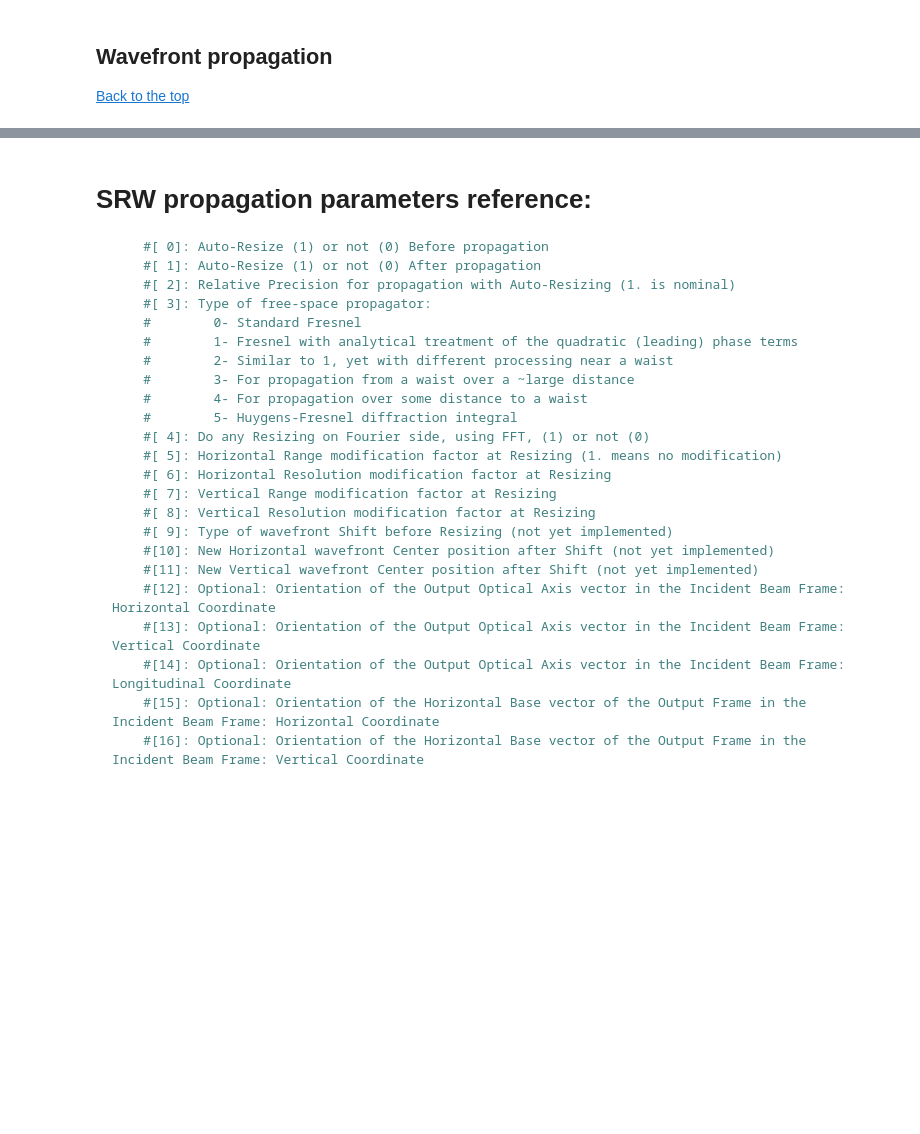
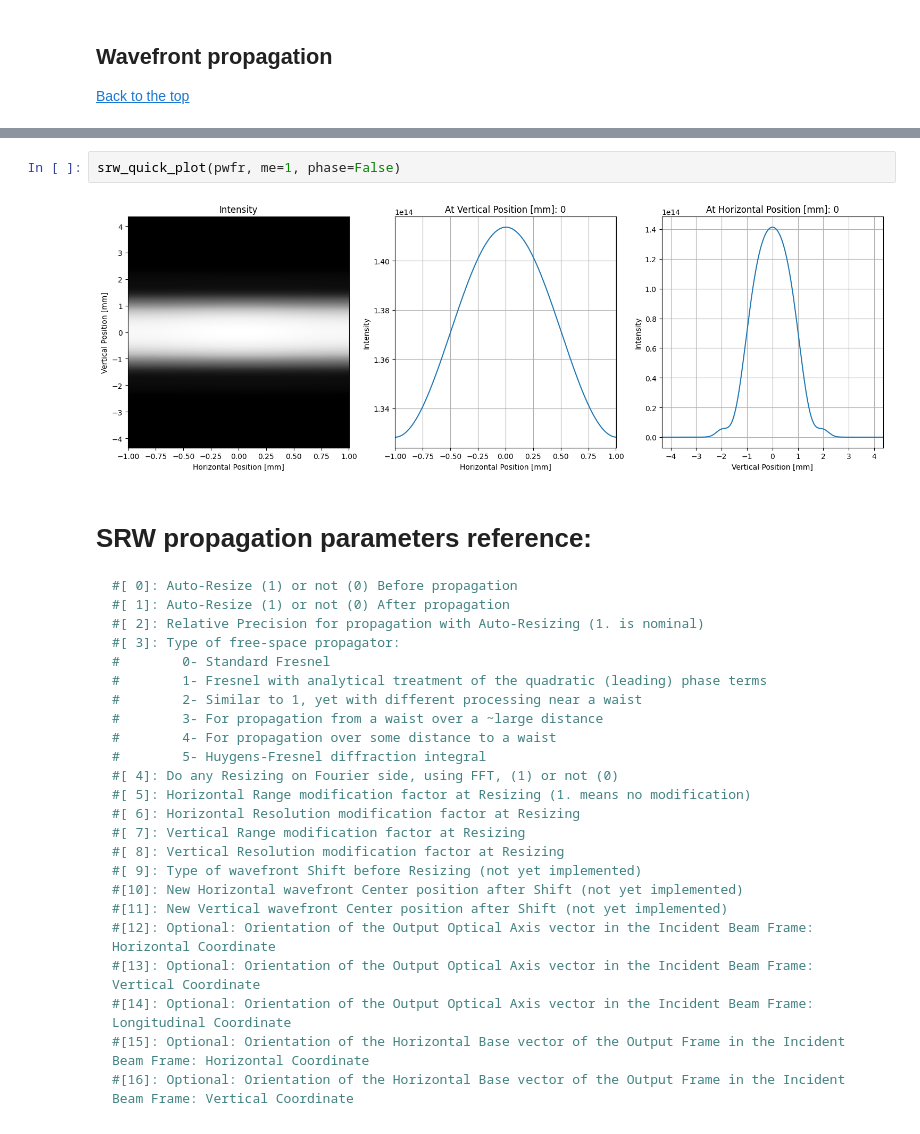
Before and after one commit to barc4/soleil_hermes, a Jupyter notebook: workspaces/Hermes_SRW.ipynb, the cells around one changed output, grey strips where cells are left out. Drawn from its saved outputs; the diff is of its cells as text; blank space fills up the shorter version.

````diff
--- a/workspaces/Hermes_SRW.ipynb
+++ b/workspaces/Hermes_SRW.ipynb
@@ -287,28 +354,32 @@ srw_quick_plot(pwfr)
+# %%
+srw_quick_plot(pwfr, me=1, phase=False)
+# %% [output]
+[figure, added]
 # %% [markdown]
 # SRW propagation parameters reference:
 
 ```Python
-    #[ 0]: Auto-Resize (1) or not (0) Before propagation
-    #[ 1]: Auto-Resize (1) or not (0) After propagation
-    #[ 2]: Relative Precision for propagation with Auto-Resizing (1. is nominal)
-    #[ 3]: Type of free-space propagator:
-    #        0- Standard Fresnel
-    #        1- Fresnel with analytical treatment of the quadratic (leading) phase terms
-    #        2- Similar to 1, yet with different processing near a waist
-    #        3- For propagation from a waist over a ~large distance
-    #        4- For propagation over some distance to a waist
-    #        5- Huygens-Fresnel diffraction integral
-    #[ 4]: Do any Resizing on Fourier side, using FFT, (1) or not (0)
-    #[ 5]: Horizontal Range modification factor at Resizing (1. means no modification)
-    #[ 6]: Horizontal Resolution modification factor at Resizing
-    #[ 7]: Vertical Range modification factor at Resizing
-    #[ 8]: Vertical Resolution modification factor at Resizing
-    #[ 9]: Type of wavefront Shift before Resizing (not yet implemented)
-    #[10]: New Horizontal wavefront Center position after Shift (not yet implemented)
-    #[11]: New Vertical wavefront Center position after Shift (not yet implemented)
-    #[12]: Optional: Orientation of the Output Optical Axis vector in the Incident Beam Frame: Horizontal Coordinate
-    #[13]: Optional: Orientation of the Output Optical Axis vector in the Incident Beam Frame: Vertical Coordinate
-    #[14]: Optional: Orientation of the Output Optical Axis vector in the Incident Beam Frame: Longitudinal Coordinate
-    #[15]: Optional: Orientation of the Horizontal Base vector of the Output Frame in the Incident Beam Frame: Horizontal Coordinate
-    #[16]: Optional: Orientation of the Horizontal Base vector of the Output Frame in the Incident Beam Frame: Vertical Coordinate
+#[ 0]: Auto-Resize (1) or not (0) Before propagation
+#[ 1]: Auto-Resize (1) or not (0) After propagation
+#[ 2]: Relative Precision for propagation with Auto-Resizing (1. is nominal)
+#[ 3]: Type of free-space propagator:
+#        0- Standard Fresnel
+#        1- Fresnel with analytical treatment of the quadratic (leading) phase terms
+#        2- Similar to 1, yet with different processing near a waist
+#        3- For propagation from a waist over a ~large distance
+#        4- For propagation over some distance to a waist
+#        5- Huygens-Fresnel diffraction integral
+#[ 4]: Do any Resizing on Fourier side, using FFT, (1) or not (0)
+#[ 5]: Horizontal Range modification factor at Resizing (1. means no modification)
+#[ 6]: Horizontal Resolution modification factor at Resizing
+#[ 7]: Vertical Range modification factor at Resizing
+#[ 8]: Vertical Resolution modification factor at Resizing
+#[ 9]: Type of wavefront Shift before Resizing (not yet implemented)
+#[10]: New Horizontal wavefront Center position after Shift (not yet implemented)
+#[11]: New Vertical wavefront Center position after Shift (not yet implemented)
+#[12]: Optional: Orientation of the Output Optical Axis vector in the Incident Beam Frame: Horizontal Coordinate
+#[13]: Optional: Orientation of the Output Optical Axis vector in the Incident Beam Frame: Vertical Coordinate
+#[14]: Optional: Orientation of the Output Optical Axis vector in the Incident Beam Frame: Longitudinal Coordinate
+#[15]: Optional: Orientation of the Horizontal Base vector of the Output Frame in the Incident Beam Frame: Horizontal Coordinate
+#[16]: Optional: Orientation of the Horizontal Base vector of the Output Frame in the Incident Beam Frame: Vertical Coordinate
 ```
````
Also changed, not shown: parts of 36 cells of this notebook, 4 other files.
